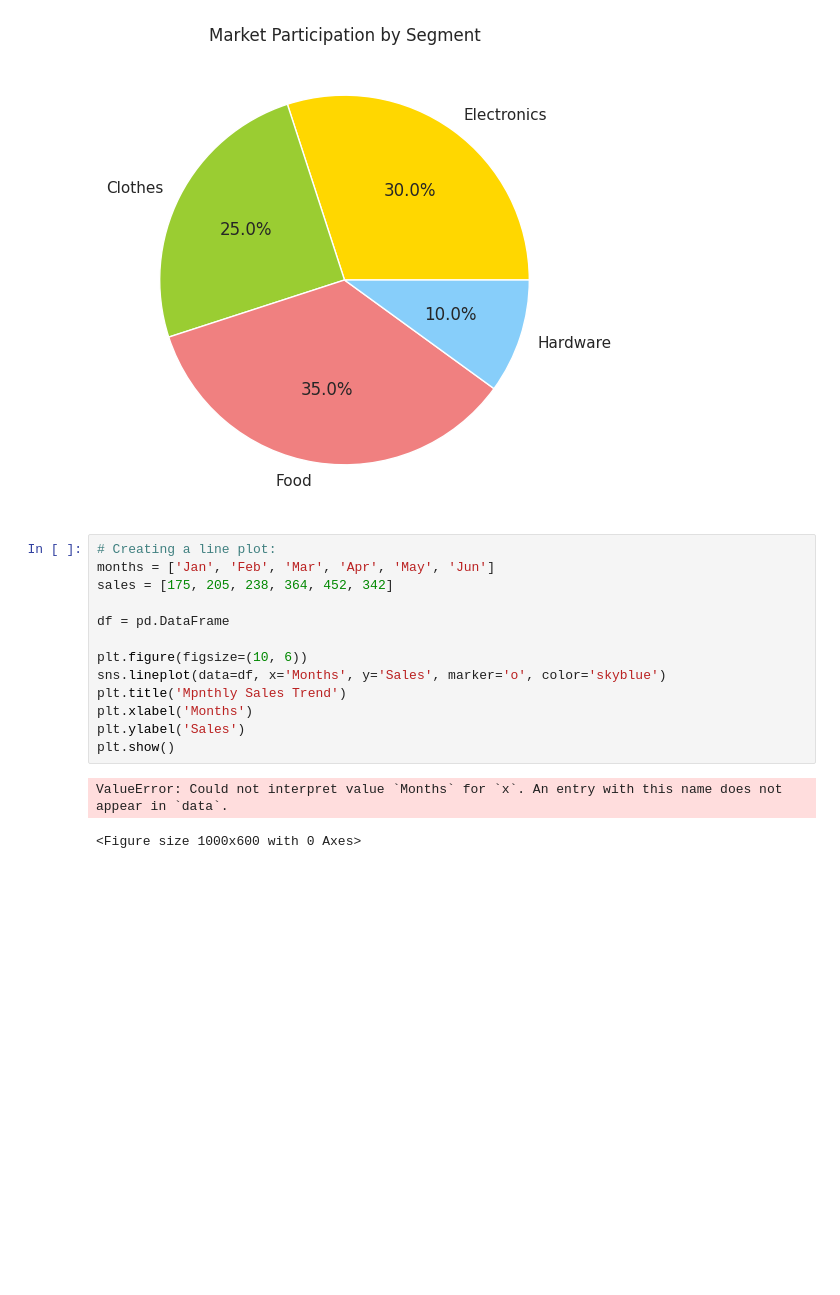
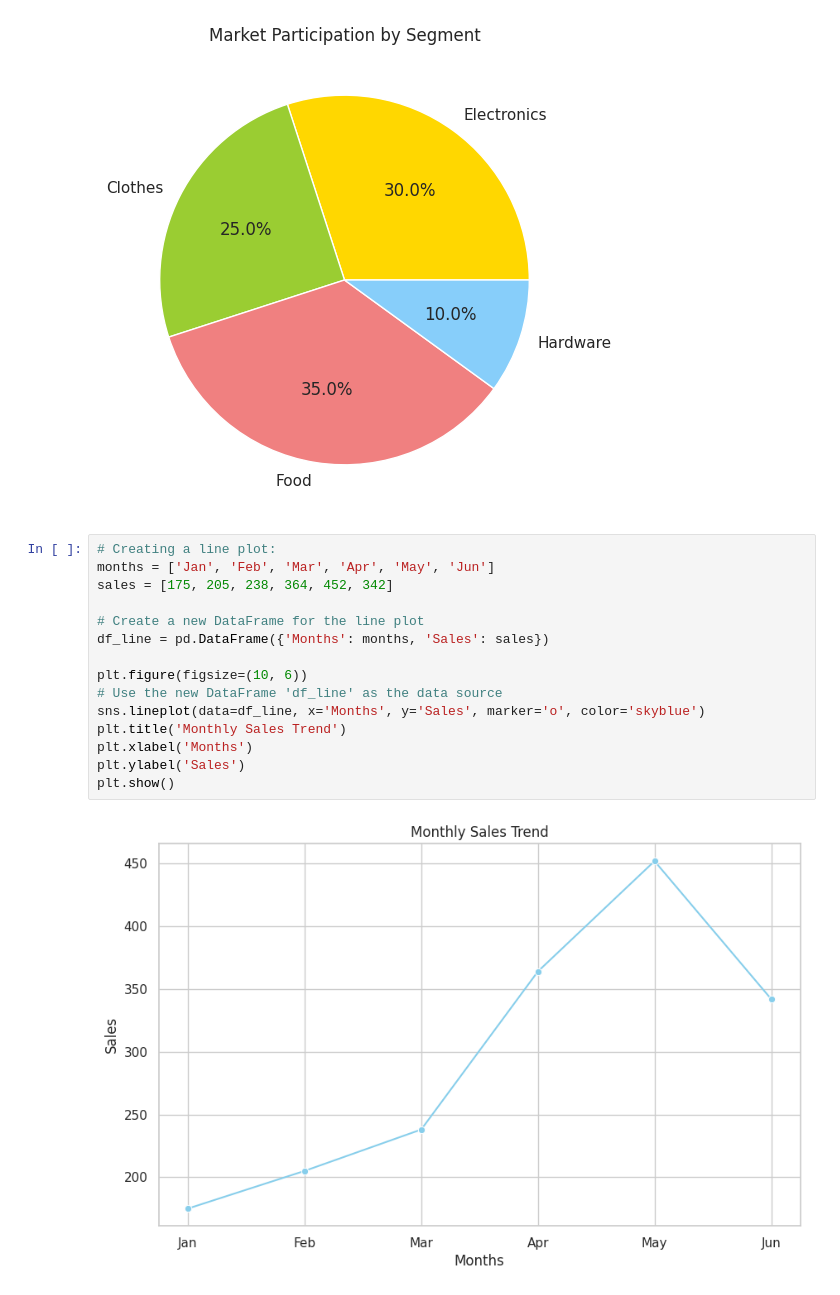
Before and after one commit to guilhermelaviola/IntegratingPracticesInDataScienceForBusiness, a Jupyter notebook: Class04.ipynb, the cells around one changed output. Drawn from its saved outputs; the diff is of its cells as text; blank space fills up the shorter version.

```diff
--- a/Class04.ipynb
+++ b/Class04.ipynb
@@ -64,16 +64,17 @@ plt.show()
 # %%
 # Creating a line plot:
 months = ['Jan', 'Feb', 'Mar', 'Apr', 'May', 'Jun']
 sales = [175, 205, 238, 364, 452, 342]
 
-df = pd.DataFrame
+# Create a new DataFrame for the line plot
+df_line = pd.DataFrame({'Months': months, 'Sales': sales})
 
 plt.figure(figsize=(10, 6))
-sns.lineplot(data=df, x='Months', y='Sales', marker='o', color='skyblue')
-plt.title('Mpnthly Sales Trend')
+# Use the new DataFrame 'df_line' as the data source
+sns.lineplot(data=df_line, x='Months', y='Sales', marker='o', color='skyblue')
+plt.title('Monthly Sales Trend')
 plt.xlabel('Months')
 plt.ylabel('Sales')
 plt.show()
 # %% [output]
-ValueError: Could not interpret value `Months` for `x`. An entry with this name does not appear in `data`.
-<Figure size 1000x600 with 0 Axes>
+[figure, added]
```
Also changed, not shown: parts of 2 cells of this notebook.
